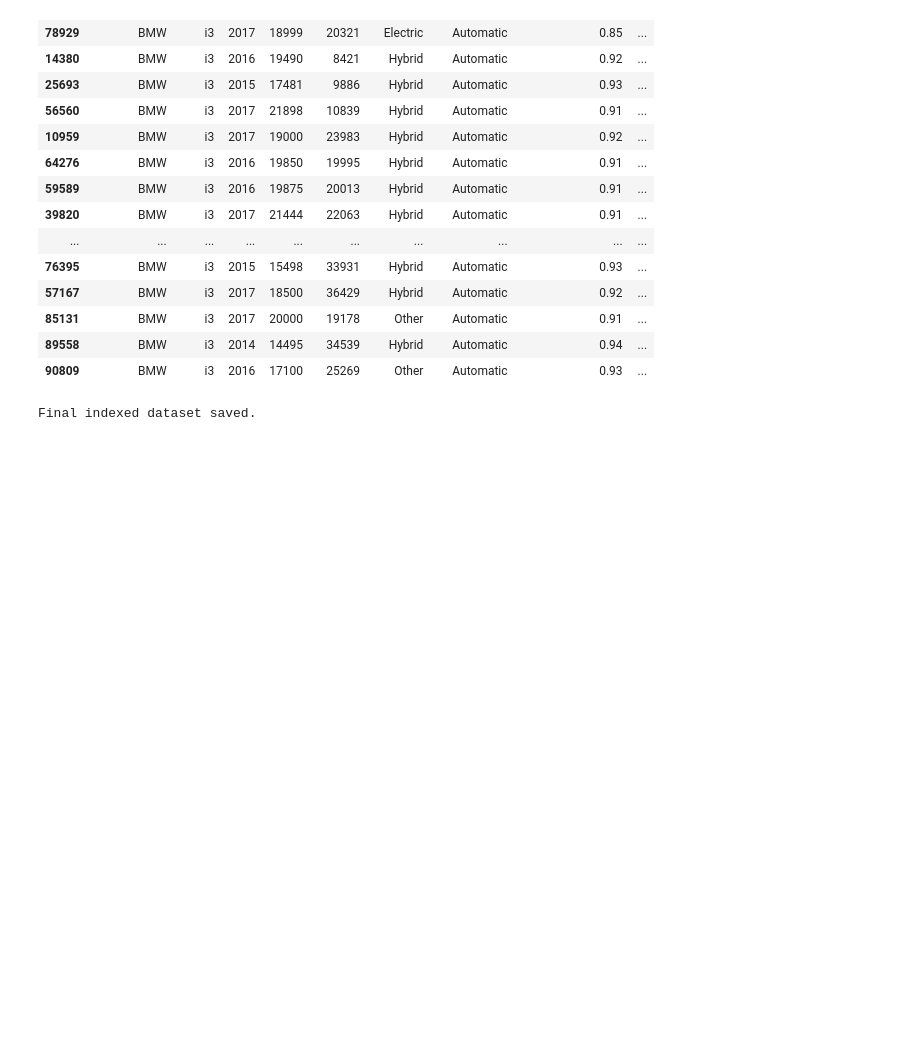
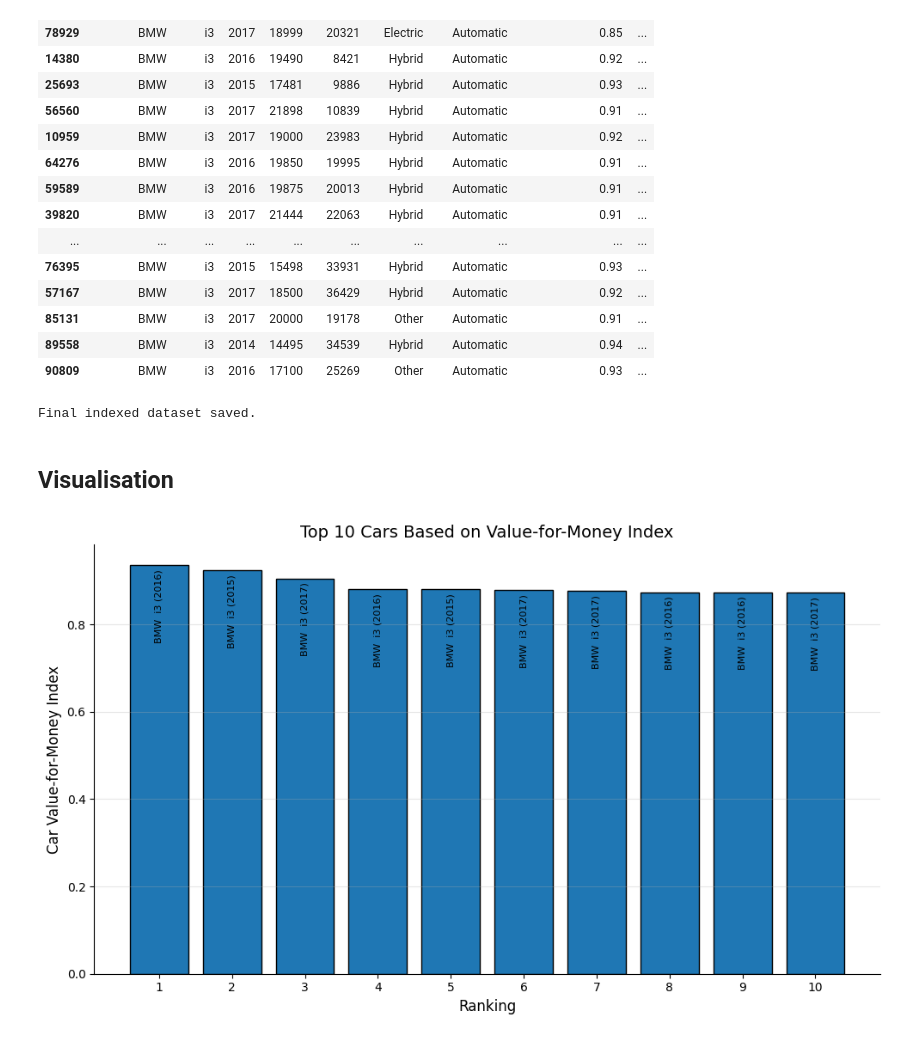
Before and after one commit to TXTEck/DAV_CA1, a Jupyter notebook: notebooks/car_price_analysis.ipynb, the cells around one changed output. Cells and saved outputs as stored; diff of their text form; code cells hidden in the pictures; blank space fills up the shorter version.

Commit message:
Add Visualisation of Composite index

```diff
--- a/notebooks/car_price_analysis.ipynb
+++ b/notebooks/car_price_analysis.ipynb
@@ -1283,3 +1283,76 @@ cars_ranked.to_csv("../data/cleaned/cars_with_value_index.csv", index=False)
 print("Final indexed dataset saved.")
 # %% [output]
 Final indexed dataset saved.
+# %% [markdown]
+## Visualisation
+# %%
+# Visualisation of Results
+
+import matplotlib.pyplot as plt
+
+# Create ranked dataset
+cars_ranked = cars.sort_values(by="car_value_index", ascending=False).copy()
+
+# Create readable car name
+cars_ranked["car_name"] = (
+    cars_ranked["manufacturer"].astype(str) + " " +
+    cars_ranked["model"].astype(str) + " (" +
+    cars_ranked["year"].astype(str) + ")"
+)
+
+# Create image folder if needed
+from pathlib import Path
+Path("../images").mkdir(parents=True, exist_ok=True)
+# %%
+# Prepare data for visualisation
+top_10_cars = cars_ranked.head(10).copy()
+
+# Sort by descending index
+top_10_cars = top_10_cars.sort_values(by="car_value_index", ascending=False)
+
+
+top_10_cars["car_label"] = (
+    top_10_cars["manufacturer"].astype(str) + " " +
+    top_10_cars["model"].astype(str) + " (" +
+    top_10_cars["year"].astype(str) + ")"
+)
+
+car_labels = top_10_cars["car_label"].tolist()
+value_indices = top_10_cars["car_value_index"].tolist()
+
+# Create the bar plot
+plt.figure(figsize=(10, 6))
+bars = plt.bar(
+    range(1, len(car_labels) + 1),
+    value_indices,
+    edgecolor="black"
+)
+
+
+for i, bar in enumerate(bars):
+    plt.text(
+        bar.get_x() + bar.get_width() / 2,
+        bar.get_height() - 0.01,
+        car_labels[i],
+        ha="center",
+        va="top",
+        rotation=90,
+        fontsize=8
+    )
+
+plt.xlabel("Ranking", fontsize=12)
+plt.ylabel("Car Value-for-Money Index", fontsize=12)
+plt.title("Top 10 Cars Based on Value-for-Money Index", fontsize=14)
+plt.xticks(range(1, len(car_labels) + 1), fontsize=10)
+plt.yticks(fontsize=10)
+
+# Tufte-style cleanup
+plt.gca().spines["top"].set_visible(False)
+plt.gca().spines["right"].set_visible(False)
+plt.grid(axis="y", alpha=0.3)
+
+plt.tight_layout()
+plt.savefig("../images/top_10_value_cars.png", dpi=300, bbox_inches="tight")
+plt.show()
+# %% [output]
+[figure, added]
```
Also changed, not shown: parts of 4 cells of this notebook, 6 other files.
